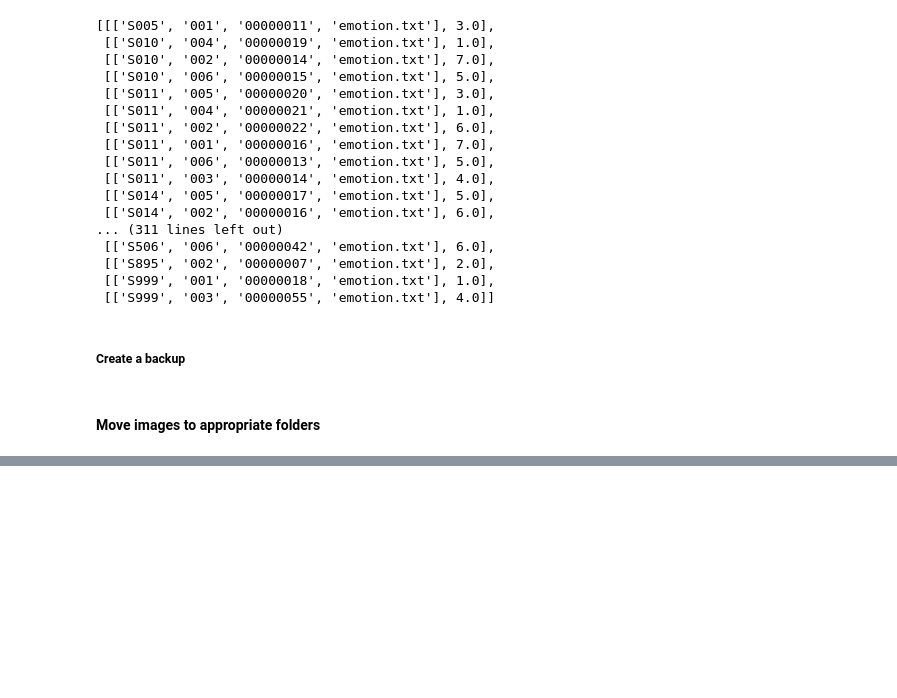
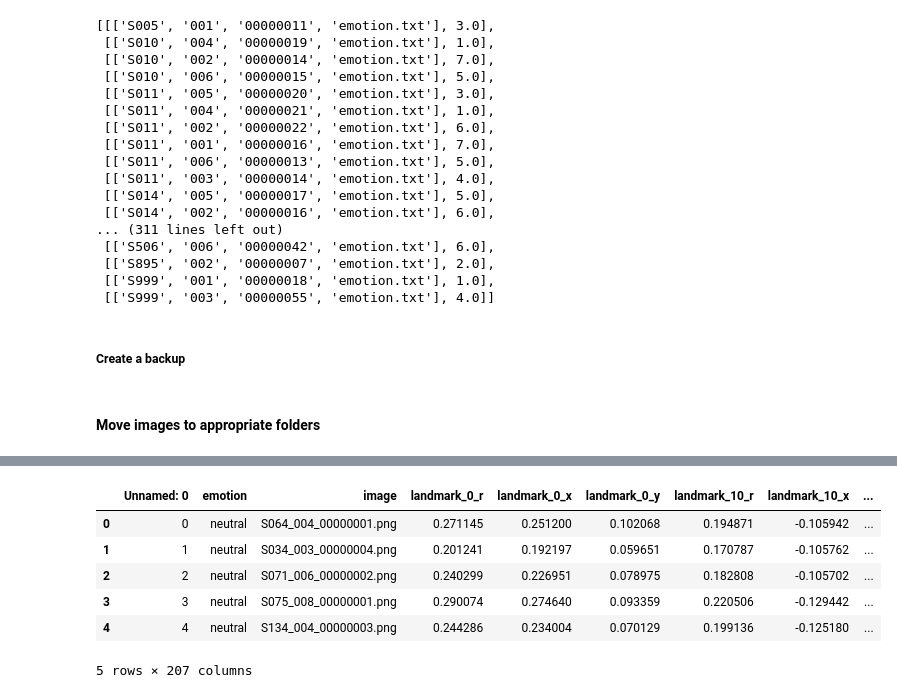
Before and after one commit to yuriimchg/emotions_from_webcam, a Jupyter notebook: training/research.ipynb, the cells around one changed output, grey strips where cells are left out. Saved outputs shown, nothing was run; the diff lists cells and outputs as text; code cells hidden in the pictures; blank space fills up the shorter version.

```diff
--- a/training/research.ipynb
+++ b/training/research.ipynb
@@ -113,0 +221,12 @@ Now go to folders & throw out some images manually (especially from the neutral
+# %%
+df2 = pd.read_csv('data2.csv')
+# %%
+df2.head()
+# %% [output]
+|  | Unnamed: 0 | emotion | image | landmark_0_r | landmark_0_x | landmark_0_y | landmark_10_r | landmark_10_x | ... |
+| 0 | 0 | neutral | S064_004_00000001.png | 0.271145 | 0.251200 | 0.102068 | 0.194871 | -0.105942 | ... |
+| 1 | 1 | neutral | S034_003_00000004.png | 0.201241 | 0.192197 | 0.059651 | 0.170787 | -0.105762 | ... |
+| 2 | 2 | neutral | S071_006_00000002.png | 0.240299 | 0.226951 | 0.078975 | 0.182808 | -0.105702 | ... |
+| 3 | 3 | neutral | S075_008_00000001.png | 0.290074 | 0.274640 | 0.093359 | 0.220506 | -0.129442 | ... |
+| 4 | 4 | neutral | S134_004_00000003.png | 0.244286 | 0.234004 | 0.070129 | 0.199136 | -0.125180 | ... |
+5 rows × 207 columns
```
Also changed, not shown: parts of 36 cells of this notebook.
